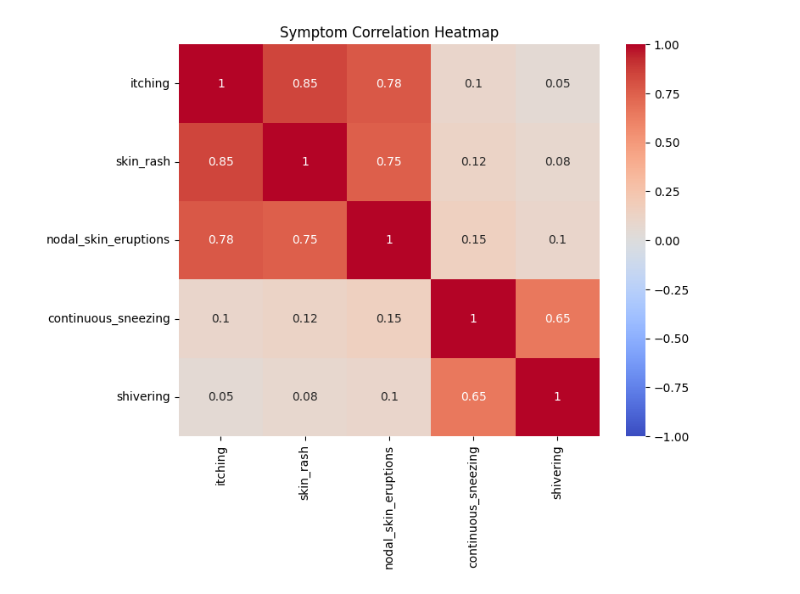
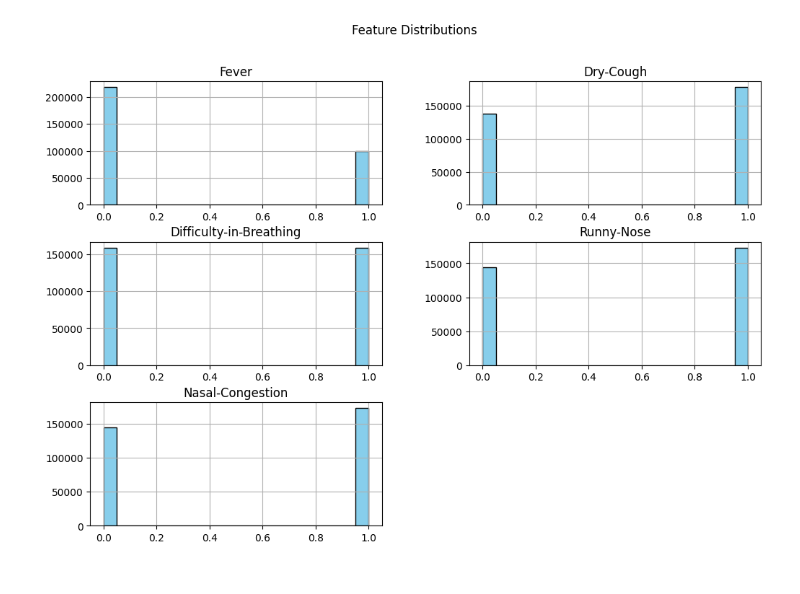
Before and after one commit to Kanisa1/linear_regression_model, a Jupyter notebook: linear_regression/multivariate.ipynb, the cells around one changed output. Saved outputs shown, nothing was run; the diff lists cells and outputs as text; code cells hidden in the pictures.

```diff
--- a/linear_regression/multivariate.ipynb
+++ b/linear_regression/multivariate.ipynb
@@ -50,0 +49,8 @@ y = df['prognosis']
+# %%
+# Feature Distribution Histograms
+key_features = ['Fever', 'Dry-Cough', 'Difficulty-in-Breathing', 'Runny-Nose', 'Nasal-Congestion']
+df[key_features].hist(figsize=(12, 8), bins=20, color='skyblue', edgecolor='black')
+plt.suptitle('Feature Distributions')
+plt.show()
+# %% [output]
+[figure, added]
@@ -54,24 +66,0 @@ X_train, X_test, y_train, y_test = train_test_split(X, y, test_size=0.2, random_
-# %%
-import seaborn as sns
-import matplotlib.pyplot as plt
-import pandas as pd
-
-# Example correlation matrix (replace with actual data)
-data = {
-    'itching': [1.00, 0.85, 0.78, 0.10, 0.05],
-    'skin_rash': [0.85, 1.00, 0.75, 0.12, 0.08],
-    'nodal_skin_eruptions': [0.78, 0.75, 1.00, 0.15, 0.10],
-    'continuous_sneezing': [0.10, 0.12, 0.15, 1.00, 0.65],
-    'shivering': [0.05, 0.08, 0.10, 0.65, 1.00]
-}
-
-# Create a DataFrame
-df = pd.DataFrame(data, index=data.keys())
-
-# Plot the heatmap
-plt.figure(figsize=(8, 6))
-sns.heatmap(df, annot=True, cmap='coolwarm', vmin=-1, vmax=1)
-plt.title('Symptom Correlation Heatmap')
-plt.show()
-# %% [output]
-[figure, removed]
```
Also changed, not shown: parts of 25 cells of this notebook, 7 other files.
